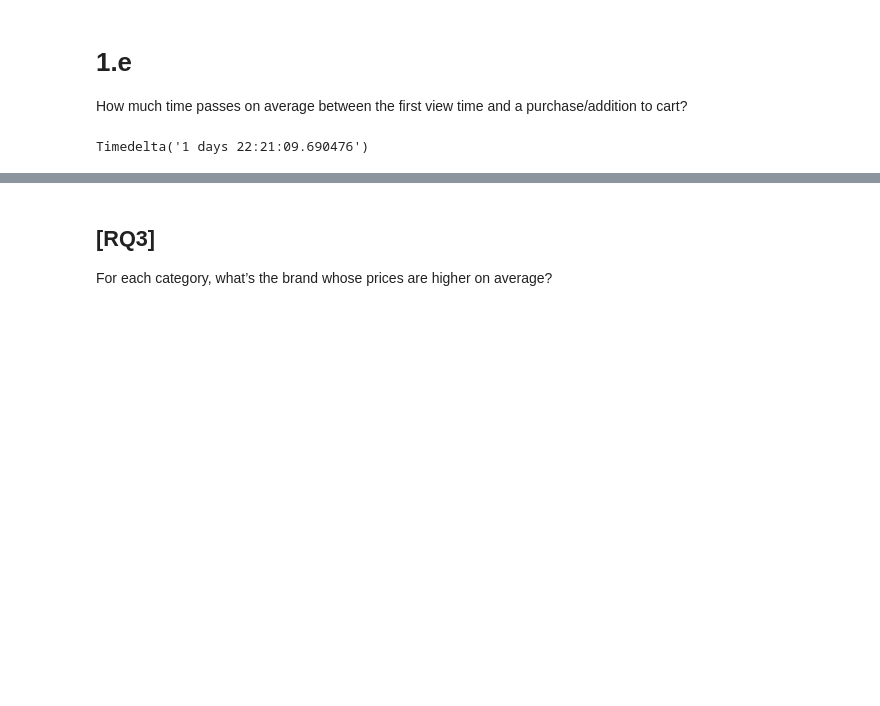
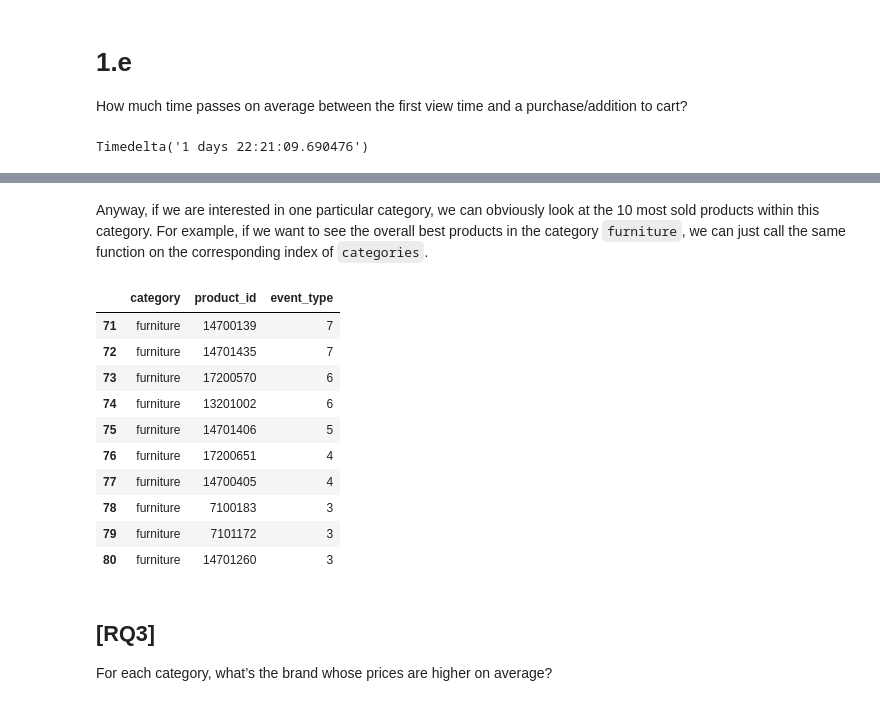
Before and after one commit to mikcnt/adm-homework-2, a Jupyter notebook: exercises.ipynb, the cells around one changed output, grey strips where cells are left out. Drawn from its saved outputs; the diff is of its cells as text; code cells hidden in the pictures; blank space fills up the shorter version.

```diff
--- a/exercises.ipynb
+++ b/exercises.ipynb
@@ -90,3 +130,19 @@ Timedelta('1 days 22:21:09.690476')
+# %% [markdown]
+Anyway, if we are interested in one particular category, we can obviously look at the 10 most sold products within this category. For example, if we want to see the overall best products in the category `furniture`, we can just call the same function on the corresponding index of `categories`.
+# %%
+functions.best_in_cat(sample, categories[0])
+# %% [output]
+|  | category | product_id | event_type |
+| 71 | furniture | 14700139 | 7 |
+| 72 | furniture | 14701435 | 7 |
+| 73 | furniture | 17200570 | 6 |
+| 74 | furniture | 13201002 | 6 |
+| 75 | furniture | 14701406 | 5 |
+| 76 | furniture | 17200651 | 4 |
+| 77 | furniture | 14700405 | 4 |
+| 78 | furniture | 7100183 | 3 |
+| 79 | furniture | 7101172 | 3 |
+| 80 | furniture | 14701260 | 3 |
 # %% [markdown]
 ## [RQ3]
 For each category, what’s the brand whose prices are higher on average?
```
Also changed, not shown: parts of 16 cells of this notebook, 2 other files.
